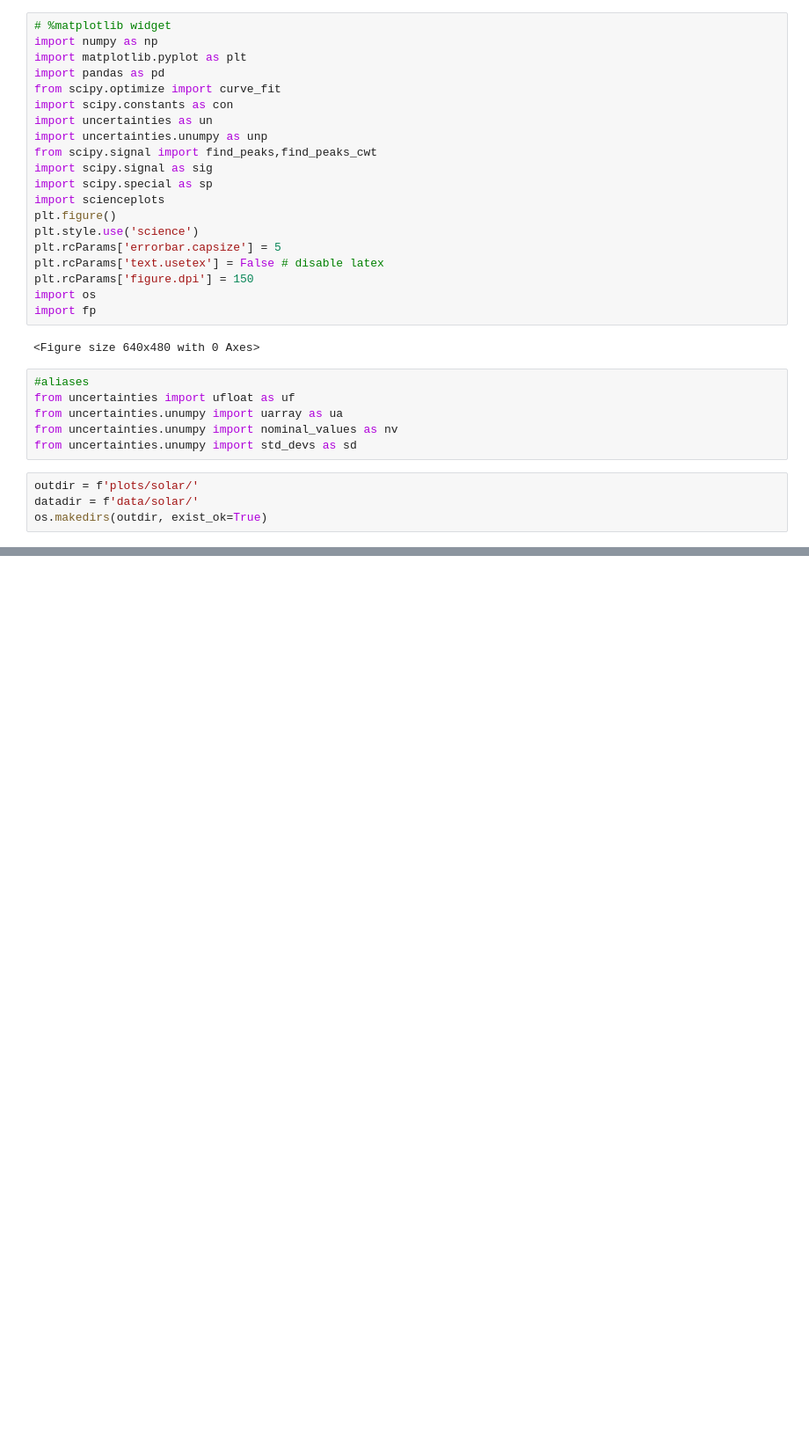
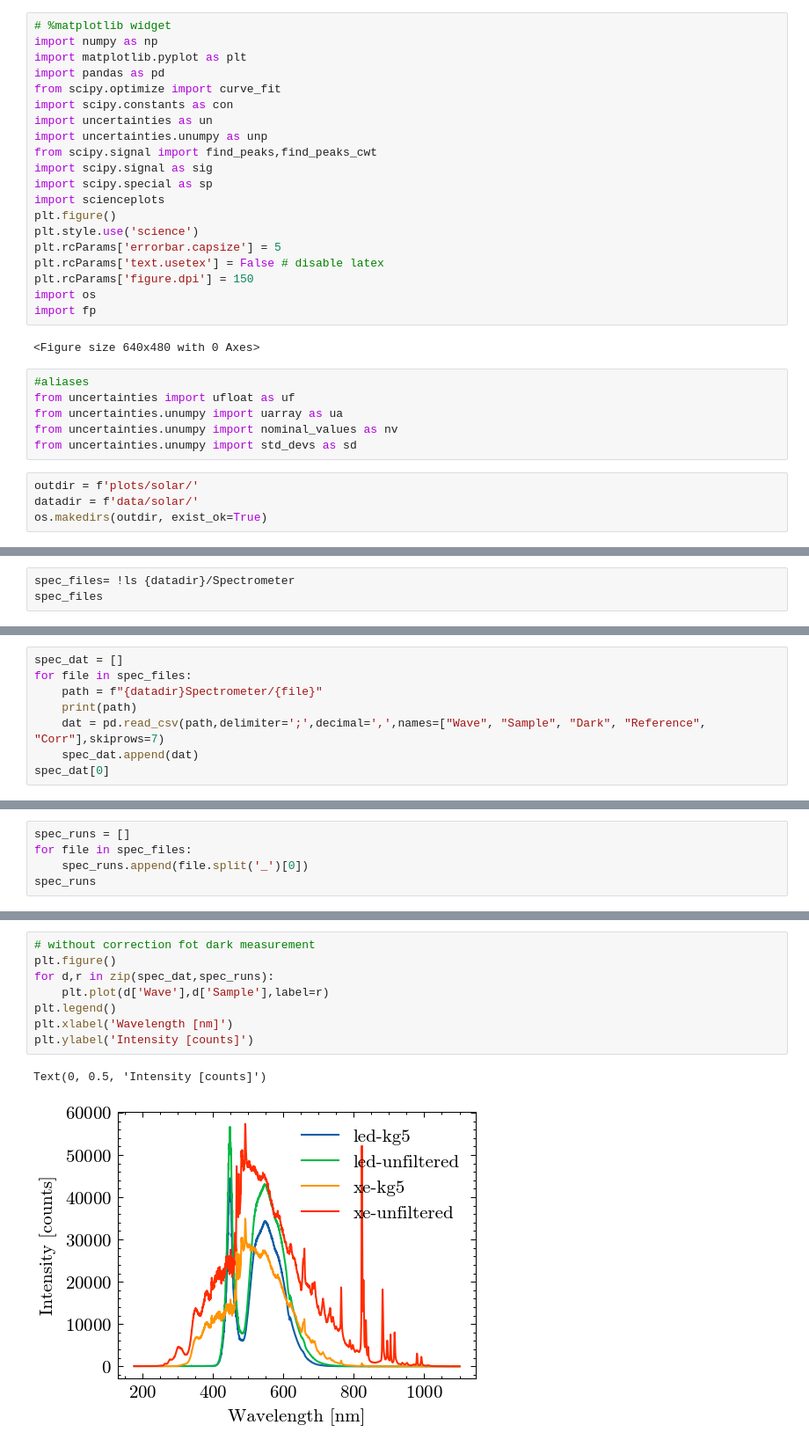
Before and after one commit to emhl/FP2, a Jupyter notebook: solar.ipynb, the cells around one changed output, grey strips where cells are left out. Shown at 88% size. Cells and saved outputs as stored; diff of their text form; blank space fills up the shorter version.

```diff
--- a/solar.ipynb
+++ b/solar.ipynb
@@ -36,0 +39,3 @@ os.makedirs(outdir, exist_ok=True)
+# %%
+spec_files= !ls {datadir}/Spectrometer
+spec_files
@@ -36,0 +47,8 @@ os.makedirs(outdir, exist_ok=True)
+# %%
+spec_dat = []
+for file in spec_files:
+    path = f"{datadir}Spectrometer/{file}"
+    print(path)
+    dat = pd.read_csv(path,delimiter=';',decimal=',',names=["Wave", "Sample", "Dark", "Reference", "Corr"],skiprows=7)
+    spec_dat.append(dat)
+spec_dat[0]
@@ -36,0 +73,5 @@ os.makedirs(outdir, exist_ok=True)
+# %%
+spec_runs = []
+for file in spec_files:
+    spec_runs.append(file.split('_')[0])
+spec_runs
@@ -36,0 +143,11 @@ os.makedirs(outdir, exist_ok=True)
+# %%
+# without correction fot dark measurement
+plt.figure()
+for d,r in zip(spec_dat,spec_runs):
+    plt.plot(d['Wave'],d['Sample'],label=r)
+plt.legend()
+plt.xlabel('Wavelength [nm]')
+plt.ylabel('Intensity [counts]')
+# %% [output]
+Text(0, 0.5, 'Intensity [counts]')
+[figure, added]
```
Also changed, not shown: parts of 36 cells of this notebook.
